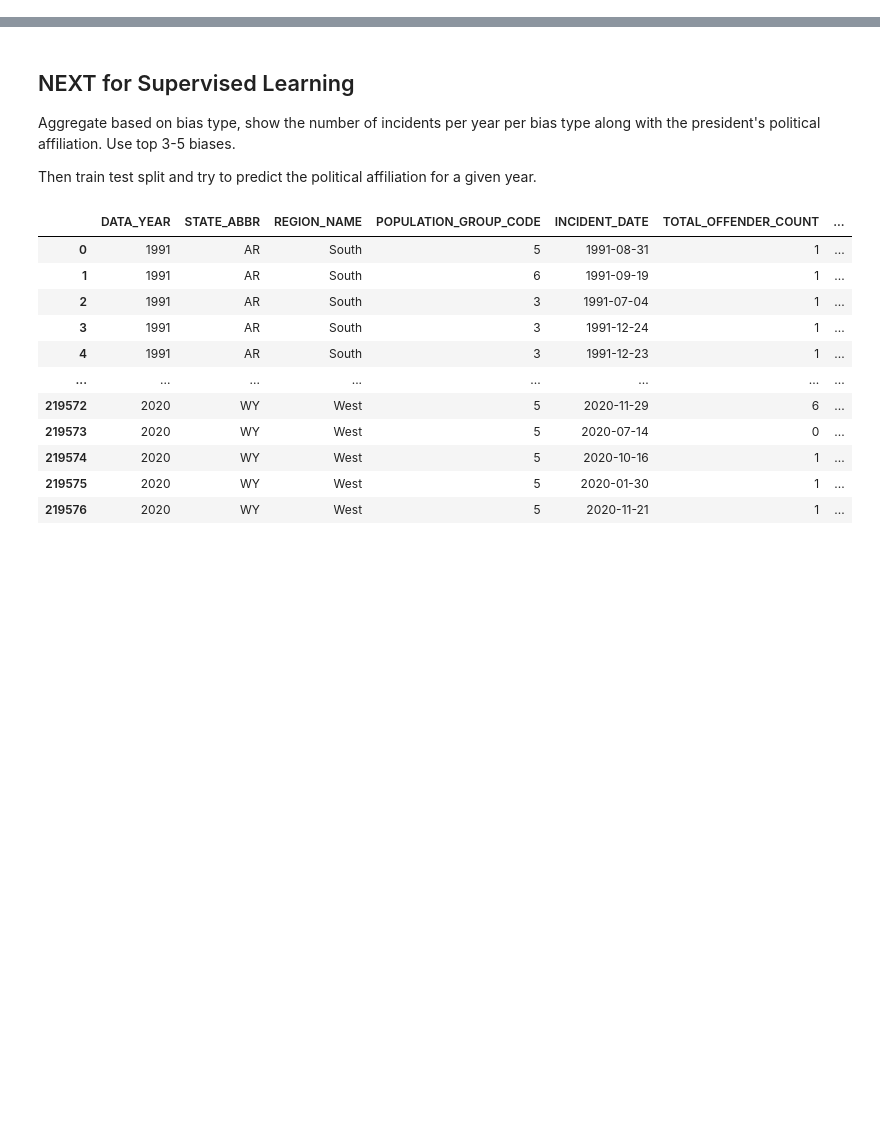
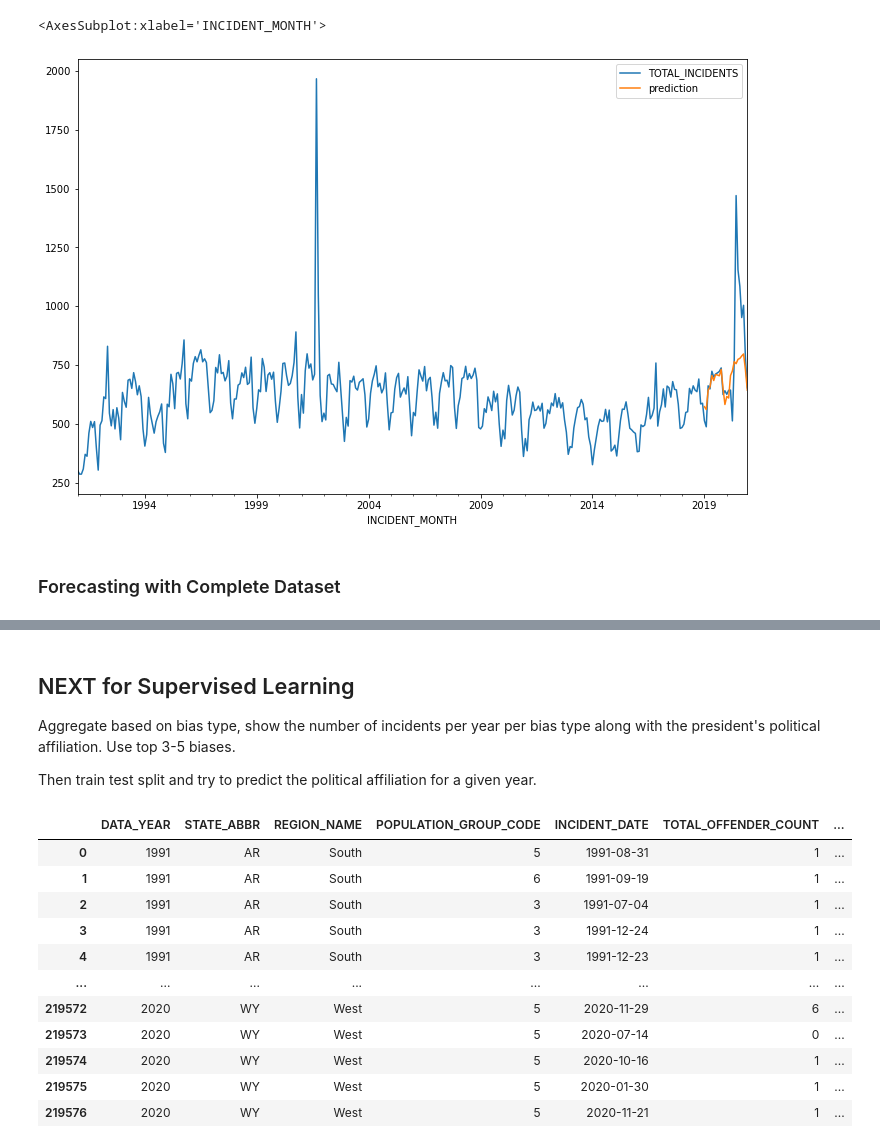
Before and after one commit to CEsperance/Final_Project, a Jupyter notebook: AS_notebook.ipynb, the cells around one changed output, grey strips where cells are left out. Cells and saved outputs as stored; diff of their text form; code cells hidden in the pictures; blank space fills up the shorter version.

```diff
--- a/AS_notebook.ipynb
+++ b/AS_notebook.ipynb
@@ -10,0 +41,7 @@ warnings.filterwarnings('once')
+# %%
+## drop null values created by differencing
+indexed_df.dropna(axis=1, inplace=True)
+
+#ensure frequency is set for timeseries models
+indexed_df = indexed_df.asfreq('M')
+indexed_df_mod = indexed_df.copy()
@@ -10,0 +139,21 @@ warnings.filterwarnings('once')
+# %%
+#p = lags in the autoregresive model
+p = 5
+#d = differencing / integration order
+d = 1
+#q = moving average lags
+q = 4
+
+my_order=(p,d,q)
+
+#Seasonal order
+P = 5
+D = 1
+Q = 4
+m = 12
+
+my_seasonal_order = (P,D,Q,m)
+# %%
+model = SARIMAX(indexed_df['TOTAL_INCIDENTS'], order=my_order, seasonal_order=(my_seasonal_order))
+results = model.fit()
+results.summary()
@@ -10,0 +191,8 @@ warnings.filterwarnings('once')
+# %%
+indexed_df['prediction']=results.predict(start='2019-01',end='2020-12',dynamic=True)
+indexed_df[['TOTAL_INCIDENTS','prediction']].plot(figsize=(12,8))
+# %% [output]
+<AxesSubplot:xlabel='INCIDENT_MONTH'>
+[figure, added]
+# %% [markdown]
+### Forecasting with Complete Dataset
```
Also changed, not shown: parts of 25 cells of this notebook, 1 other file.
